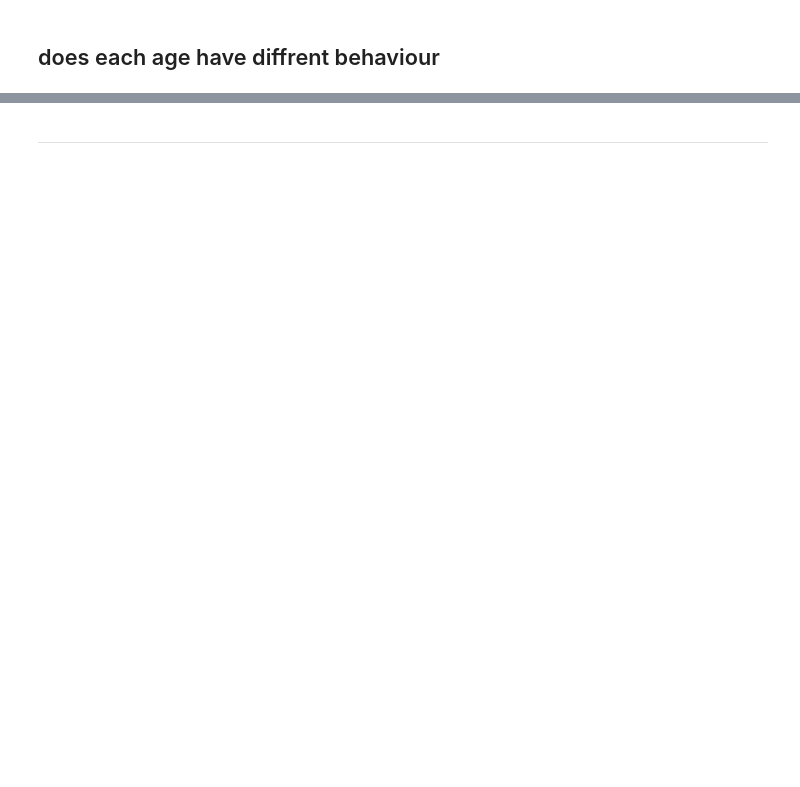
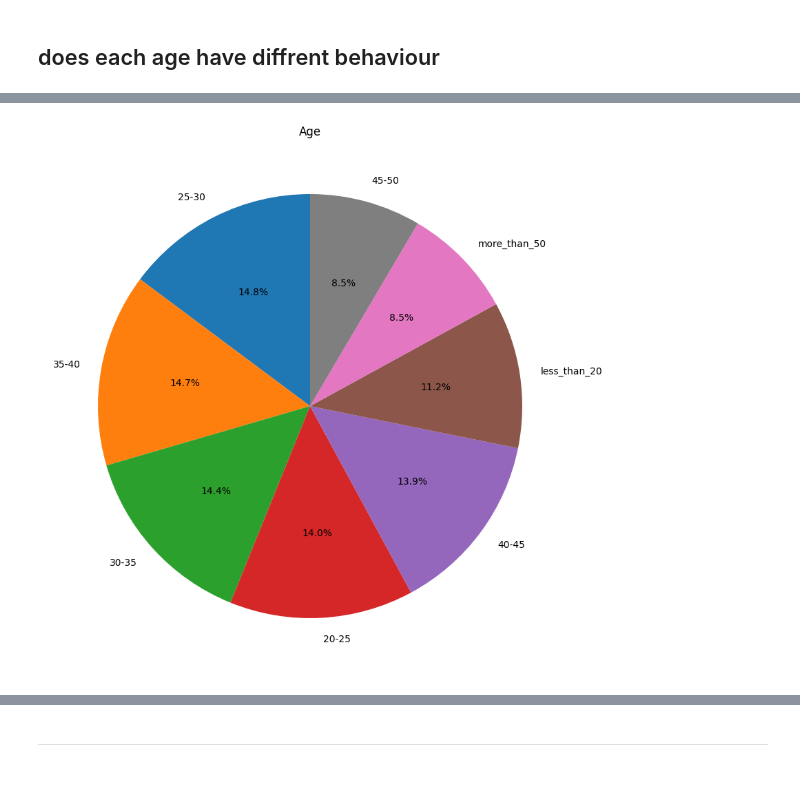
Before and after one commit to shaker113/credit_score_analysis, a Jupyter notebook: notebook.ipynb, the cells around one changed output, grey strips where cells are left out. Drawn from its saved outputs; the diff is of its cells as text; code cells hidden in the pictures; blank space fills up the shorter version.

```diff
--- a/notebook.ipynb
+++ b/notebook.ipynb
@@ -233 +308,5 @@ df2.groupby('Age')[numerical_col].mean()
 | more_than_50 | 61515.816127 | 5103.538284 | 3.911306 | 4.610193 | 8.723726 | 1.978559 | ... |
+# %%
+pie_chart(df2,'Age')
+# %% [output]
+[figure, added]
```
Also changed, not shown: parts of 39 cells of this notebook.
